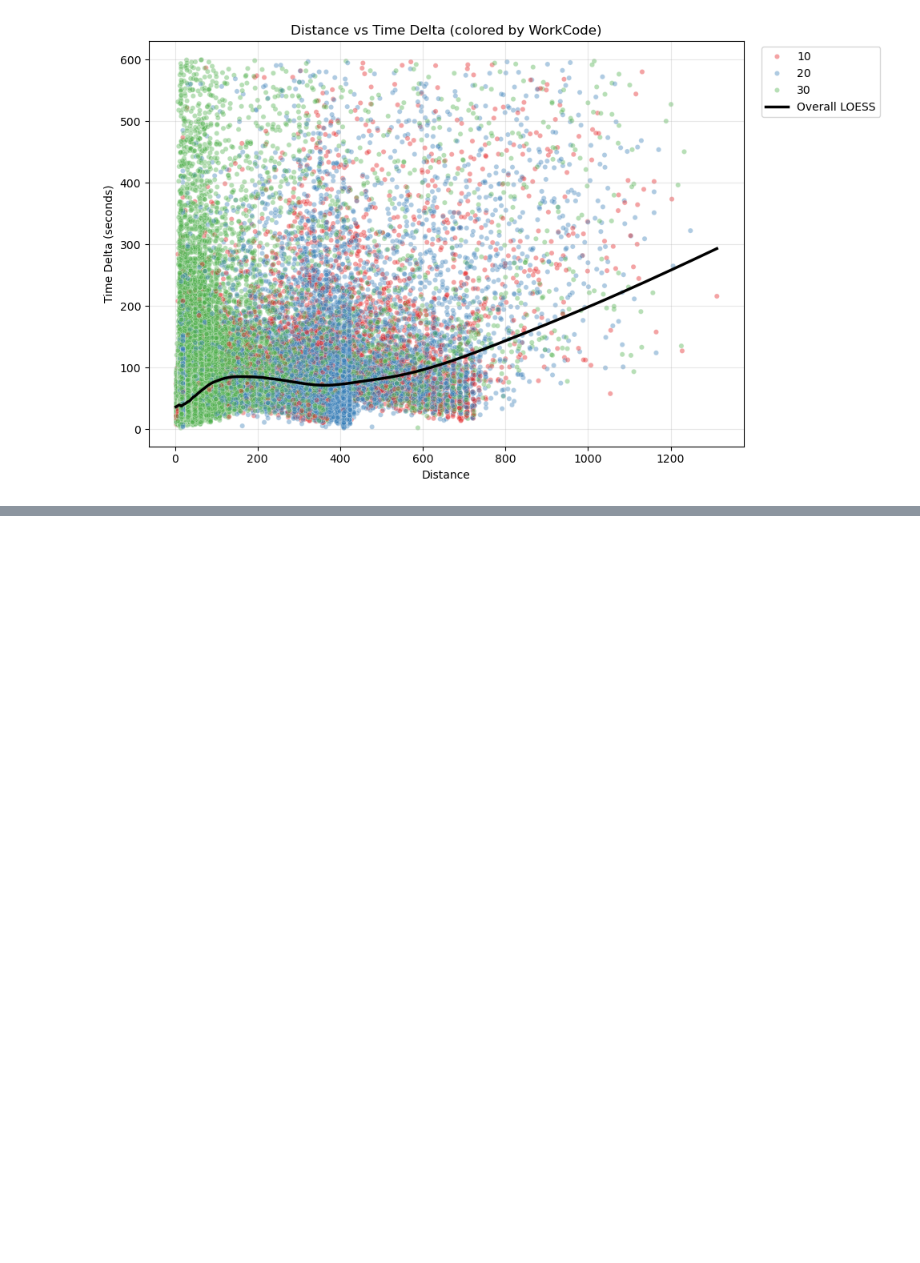
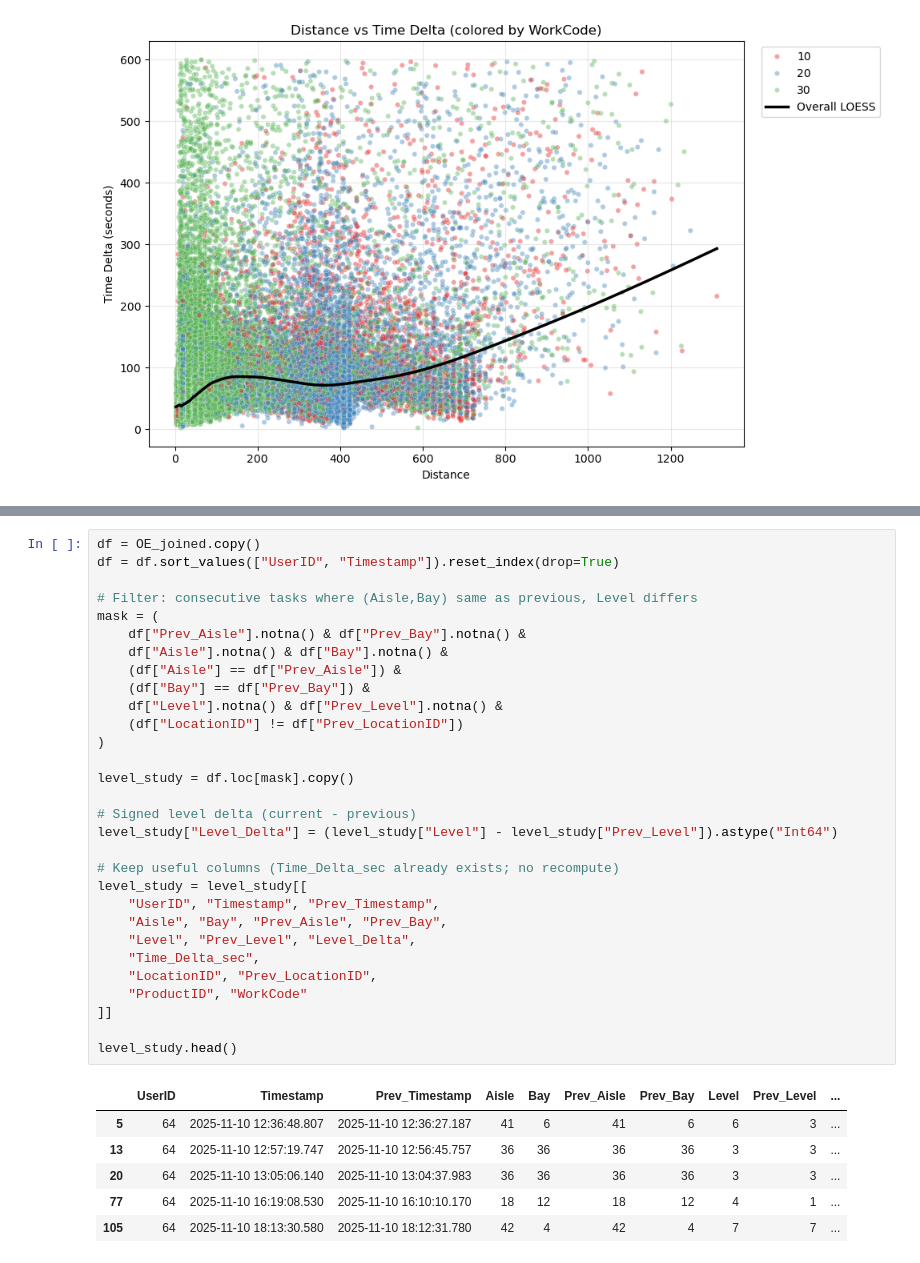
Before and after one commit to JiashenWangg/Lucas_Systems_Capstone_Project, a Jupyter notebook: EDA_Jiashen/eda_week5.ipynb, the cells around one changed output, grey strips where cells are left out. Drawn from its saved outputs; the diff is of its cells as text; blank space fills up the shorter version.

```diff
--- a/EDA_Jiashen/eda_week5.ipynb
+++ b/EDA_Jiashen/eda_week5.ipynb
@@ -229,3 +383,40 @@ plt.tight_layout()
 plt.show()
 # %% [output]
 [figure]
+# %%
+df = OE_joined.copy()
+df = df.sort_values(["UserID", "Timestamp"]).reset_index(drop=True)
+
+# Filter: consecutive tasks where (Aisle,Bay) same as previous, Level differs
+mask = (
+    df["Prev_Aisle"].notna() & df["Prev_Bay"].notna() &
+    df["Aisle"].notna() & df["Bay"].notna() &
+    (df["Aisle"] == df["Prev_Aisle"]) &
+    (df["Bay"] == df["Prev_Bay"]) &
+    df["Level"].notna() & df["Prev_Level"].notna() &
+    (df["LocationID"] != df["Prev_LocationID"])
+)
+
+level_study = df.loc[mask].copy()
+
+# Signed level delta (current - previous)
+level_study["Level_Delta"] = (level_study["Level"] - level_study["Prev_Level"]).astype("Int64")
+
+# Keep useful columns (Time_Delta_sec already exists; no recompute)
+level_study = level_study[[
+    "UserID", "Timestamp", "Prev_Timestamp",
+    "Aisle", "Bay", "Prev_Aisle", "Prev_Bay",
+    "Level", "Prev_Level", "Level_Delta",
+    "Time_Delta_sec",
+    "LocationID", "Prev_LocationID",
+    "ProductID", "WorkCode"
+]]
+
+level_study.head()
+# %% [output]
+|  | UserID | Timestamp | Prev_Timestamp | Aisle | Bay | Prev_Aisle | Prev_Bay | Level | Prev_Level | ... |
+| 5 | 64 | 2025-11-10 12:36:48.807 | 2025-11-10 12:36:27.187 | 41 | 6 | 41 | 6 | 6 | 3 | ... |
+| 13 | 64 | 2025-11-10 12:57:19.747 | 2025-11-10 12:56:45.757 | 36 | 36 | 36 | 36 | 3 | 3 | ... |
+| 20 | 64 | 2025-11-10 13:05:06.140 | 2025-11-10 13:04:37.983 | 36 | 36 | 36 | 36 | 3 | 3 | ... |
+| 77 | 64 | 2025-11-10 16:19:08.530 | 2025-11-10 16:10:10.170 | 18 | 12 | 18 | 12 | 4 | 1 | ... |
+| 105 | 64 | 2025-11-10 18:13:30.580 | 2025-11-10 18:12:31.780 | 42 | 4 | 42 | 4 | 7 | 7 | ... |
```
Also changed, not shown: parts of 7 cells of this notebook, 2 other files.
